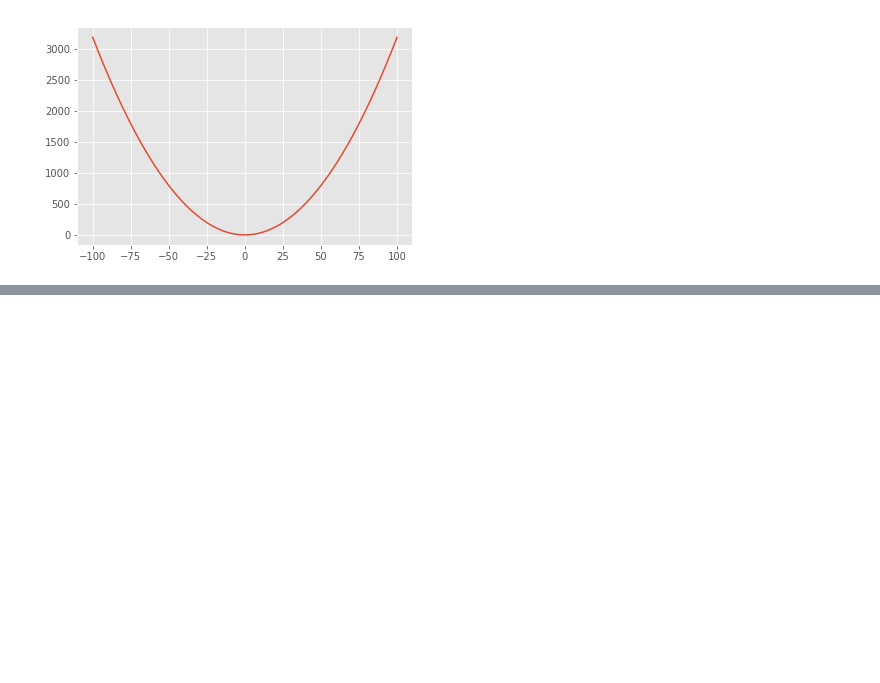
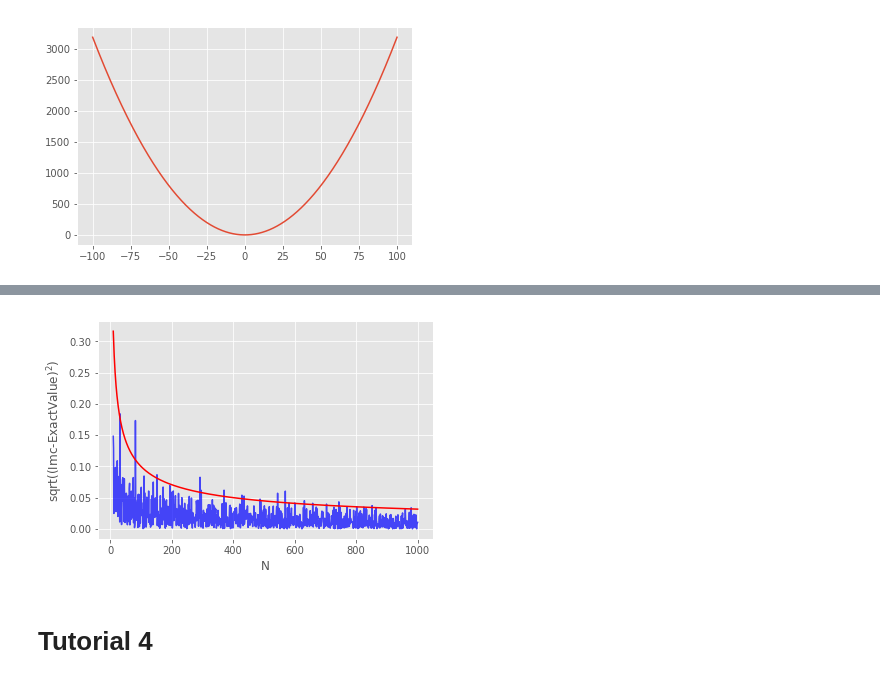
Before and after one commit to yunfei86/lab, a Jupyter notebook: Monte Carlo.ipynb, the cells around one changed output, grey strips where cells are left out. Cells and saved outputs as stored; diff of their text form; code cells hidden in the pictures; blank space fills up the shorter version.

```diff
--- a/Monte Carlo.ipynb
+++ b/Monte Carlo.ipynb
@@ -393,0 +476,22 @@ h_is, np.abs(h_is- h_true)/h_true
+# %%
+# --How does the accuracy depends on the number of points(samples)? Lets try the same 1-D integral
+# The Monte Carlo methods yield approximate answers whose accuracy depends on the number of draws.
+Imc=np.zeros(1000)
+Na = np.linspace(0,1000,1000)
+
+exactval= intf(b)-intf(a)
+
+for N in np.arange(0,1000):
+    X = np.random.uniform(low=a, high=b, size=N) # N values uniformly drawn from a to b
+    Y =f(X)   # CALCULATE THE f(x)
+    Imc[N]= (b-a) * np.sum(Y)/ N;
+
+plt.plot(Na[10:],np.sqrt((Imc[10:]-exactval)**2), alpha=0.7, color = 'b')
+plt.plot(Na[10:], 1/np.sqrt(Na[10:]), 'r')
+plt.xlabel("N")
+plt.ylabel("sqrt((Imc-ExactValue)$^2$)")
+plt.show();
+# %% [output]
+[figure, added]
+# %% [markdown]
+# Tutorial 4
```
Also changed, not shown: parts of 40 cells of this notebook.
